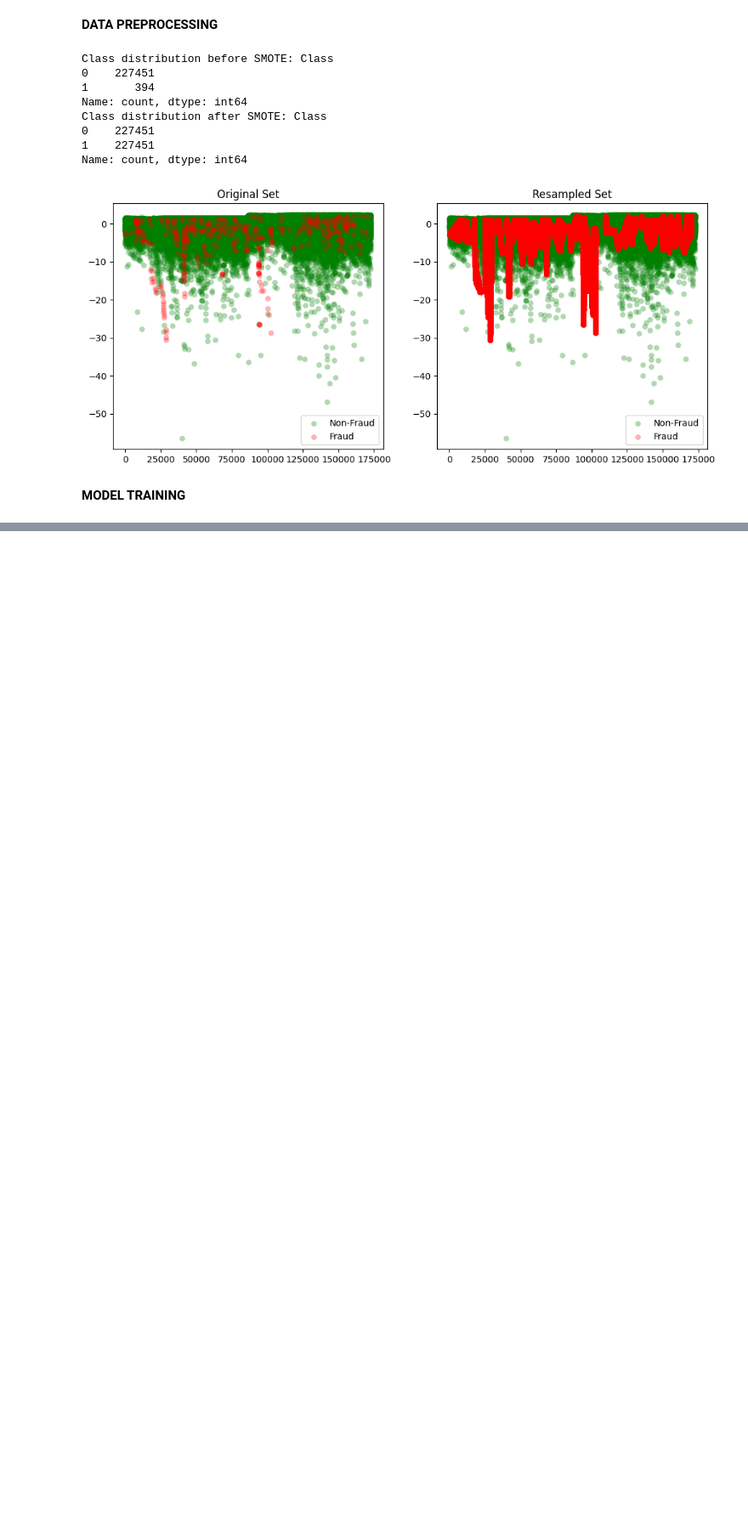
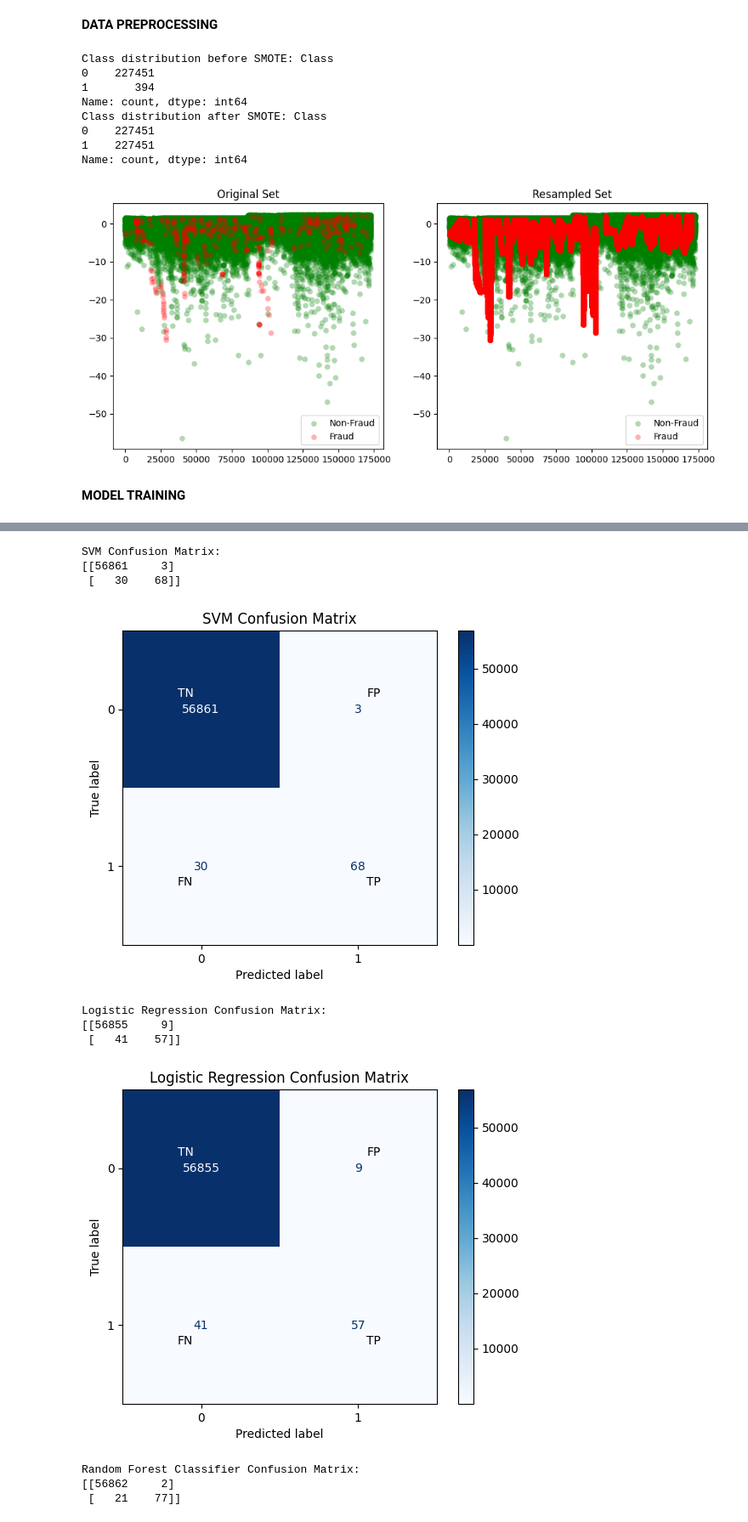
Before and after one commit to Oshgig/FRAUD-DETECTION, a Jupyter notebook: Project_code.ipynb, the cells around one changed output, grey strips where cells are left out. Shown at 85% size. Cells and saved outputs as stored; diff of their text form; code cells hidden in the pictures; blank space fills up the shorter version.

Commit message:
Modified ML base model development

```diff
--- a/Project_code.ipynb
+++ b/Project_code.ipynb
@@ -289,3 +305,48 @@ Logistic Regression: 0.9991222218320986
 # Assuming X_test_scaled is your scaled features for the test set
 y_pred_svm = svm_grid_search.best_estimator_.predict(X_test_scaled)
 y_pred_lr = lr_grid_search.best_estimator_.predict(X_test_scaled)
+y_pred_rfc = RFC_grid_search.best_estimator_.predict(X_test_scaled)
+# %%
+def print_cm(y_true, y_pred, model_name):
+    cm = confusion_matrix(y_true, y_pred)
+
+    # Print confusion matrix
+    print(f"\n{model_name} Confusion Matrix:")
+    print(cm)
+
+    # Visualize confusion matrix with default numerical labels
+    disp = ConfusionMatrixDisplay(confusion_matrix=cm)
+    fig, ax = plt.subplots()
+    disp.plot(cmap=plt.cm.Blues, ax=ax)
+    plt.title(f'{model_name} Confusion Matrix')
+
+    # Custom labels
+    labels = np.array([['TN', 'FP'], ['FN', 'TP']])
+
+    # Adjust label positions to avoid direct overlap
+    label_positions = np.array([[(0.2, 0.8), (0.8, 0.8)], [(0.2, 0.2), (0.8, 0.2)]])
+
+    for i in range(2):
+        for j in range(2):
+            ax.text(label_positions[i, j][0], label_positions[i, j][1], labels[i, j],
+                    ha="center", va="center",
+                    color="white" if cm[i, j] > cm.max() / 2 else "black",
+                    transform=ax.transAxes)
+
+    plt.show()
+# %%
+print_cm(y_test, y_pred_svm, "SVM")
+print_cm(y_test, y_pred_lr , "Logistic Regression")
+print_cm(y_test, y_pred_rfc , "Random Forest Classifier")
+# %% [output]
+SVM Confusion Matrix:
+[[56861     3]
+ [   30    68]]
+[figure, added]
+Logistic Regression Confusion Matrix:
+[[56855     9]
+ [   41    57]]
+[figure, added]
+Random Forest Classifier Confusion Matrix:
+[[56862     2]
+ [   21    77]]
```
Also changed, not shown: parts of 8 cells of this notebook.
